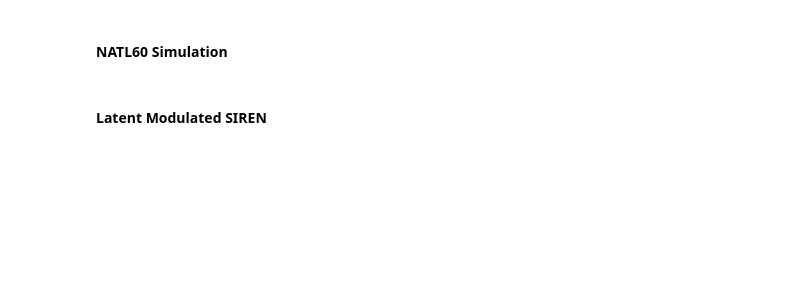
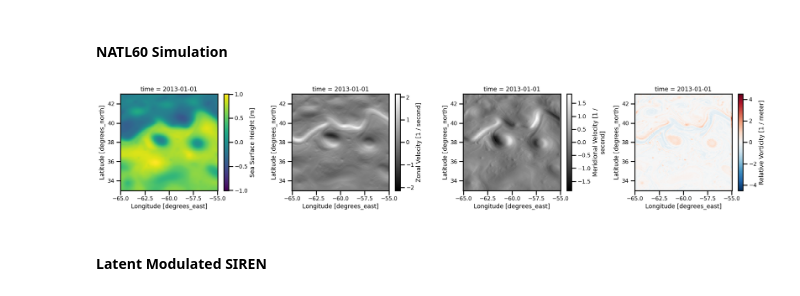
Before and after one commit to jejjohnson/jejeqx, a Jupyter notebook: notebooks/dev/nerfs/1.5_sparse_obs.ipynb, the cells around one changed output. Cells and saved outputs as stored; diff of their text form; code cells hidden in the pictures; blank space fills up the shorter version.

```diff
--- a/notebooks/dev/nerfs/1.5_sparse_obs.ipynb
+++ b/notebooks/dev/nerfs/1.5_sparse_obs.ipynb
@@ -575,14 +689,10 @@ transforms = Pipeline([
     ("timeminmax", MinMaxDF(["time"], -1, 1)),
 ])
 # %%
-select = {"time": slice("2013-06-01", "2013-06-15")}
+select = {"time": slice("2013-01-01", "2013-01-15")}
 
-config_dm = OmegaConf.structured(SSHDM())
+config_dm_eval = OmegaConf.structured(SSHDMEVAL())
 
-dm = hydra.utils.instantiate(config_dm, select=select, transforms=transforms)
+dm_eval = hydra.utils.instantiate(config_dm_eval, select=select, transforms=transforms)
 
-dm.setup()
-
-init = dm.ds_train[:32]
-x_init, t_init, y_init = init["spatial"], init["temporal"], init["data"]
-x_init.min(), x_init.max(), x_init.shape, t_init.min(), t_init.max(), t_init.shape
+dm_eval.setup()
@@ -589,7 +701,7 @@ x_init.min(), x_init.max(), x_init.shape, t_init.min(), t_init.max(), t_init.sha
 # %%
-xrda = dm.load_xrdata()
+xrda = dm_eval.load_xrdata()
 # %%
 %%time
 
-out, metrics = trainer.predict_model(dm.predict_dataloader())
+out, metrics = trainer.predict_model(dm_eval.predict_dataloader())
 metrics
@@ -596,5 +712,5 @@ metrics
 # %%
-xrda["ssh_lmsiren"] = dm.data_to_df(out).to_xarray().ssh
+xrda["ssh_lmsiren"] = dm_eval.data_to_df(out).to_xarray().ssh
 # %%
 %matplotlib inline
 
@@ -692,7 +810,9 @@ def plot_analysis(ds, time: int=0):
 # %%
 ds_ssh_analysis = get_analysis_xr(xrda.ssh)
 
-plot_analysis(ds_ssh_analysis, time=-1)
+plot_analysis(ds_ssh_analysis, time=0)
+# %% [output]
+[figure, added]
 # %% [markdown]
 #### Latent Modulated SIREN
 # %%
```
Also changed, not shown: parts of 28 cells of this notebook, 6 other files.
